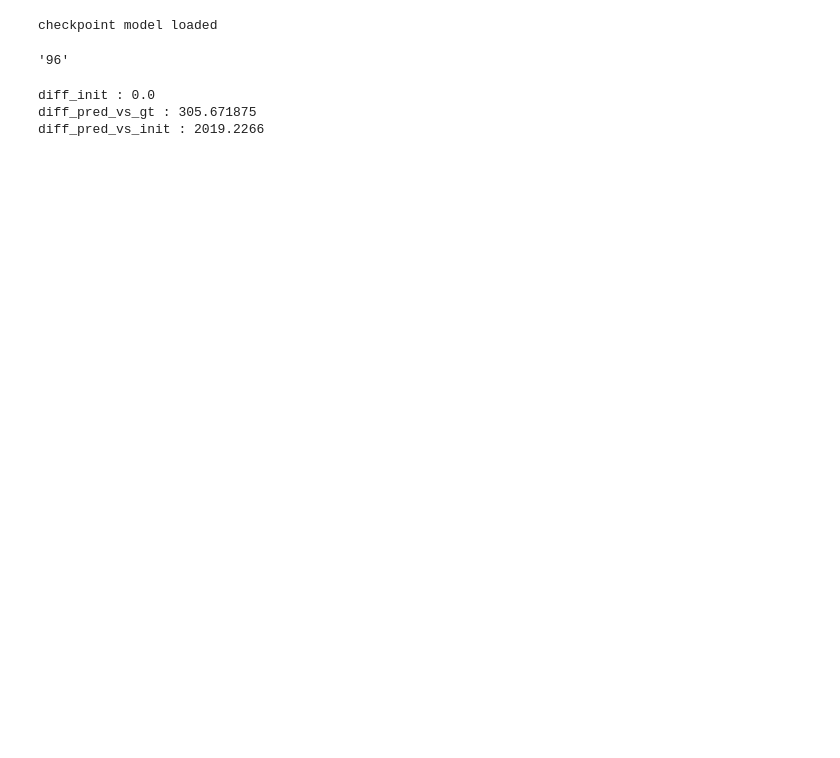
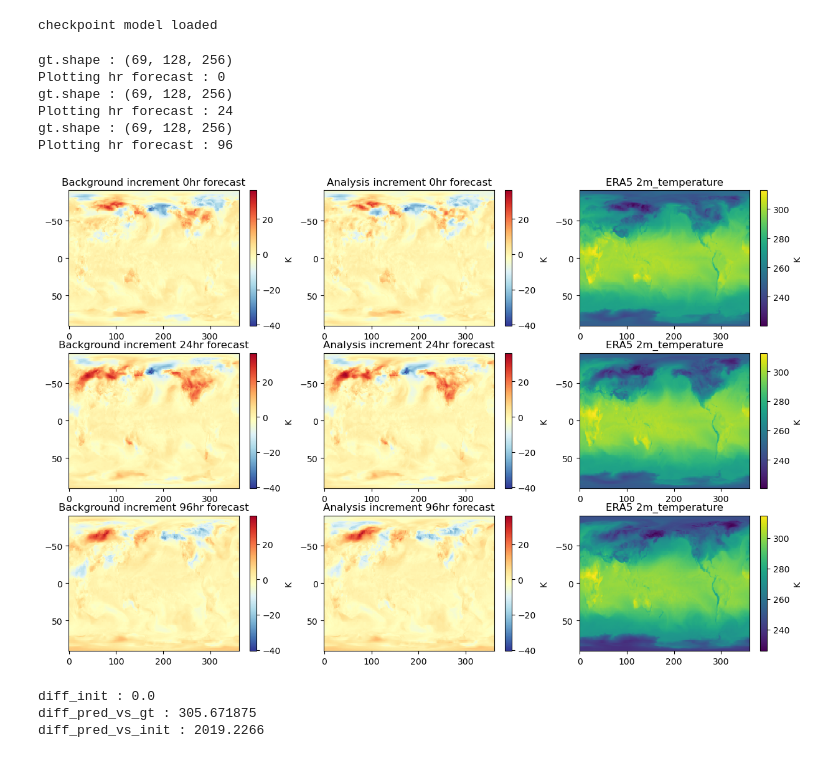
Before and after one commit to ISCLPennState/ml4DVar, a Jupyter notebook: stormer/val_stormer.ipynb, the cells around one changed output. Saved outputs shown, nothing was run; the diff lists cells and outputs as text; code cells hidden in the pictures; blank space fills up the shorter version.

Commit message:
add colors

```diff
--- a/stormer/val_stormer.ipynb
+++ b/stormer/val_stormer.ipynb
@@ -49,44 +51,66 @@ era5_dir = '/eagle/MDClimSim/tungnd/data/wb2/1.40625deg_from_full_res_1_step_6hr
 # init_forecasts_raw['0'].shape # (69,128,256)
 # max(init_forecasts_raw.keys()) # 96
 
 lon = np.linspace(0,360,256)
 lat = np.linspace(90,-90,128)
 
-fig = plt.figure(figsize=(15,10))
+fig = plt.figure(figsize=(15,13))
 axs = []
 
-hrs_to_plot = [0,24,72,96]
+hrs_to_plot = [0,24,96]
+
+inc_min = 0
+inc_max = 0
 for i,hr in enumerate(hrs_to_plot):
-    gt = h5py.File(os.path.join(era5_dir,'2017_{:0>4d}.h5'.format(2+int(hr))),'r')
-    init_fc = init_forecasts_raw[str(hr)]
-    ana_fc = analysis_forecasts_raw[str(hr)]
+    gt = read_era5(h5py.File(os.path.join(era5_dir,'2017_{:0>4d}.h5'.format(2+int(hr))),'r'),vars_stormer)
+    init_fc = init_forecasts_raw[str(hr)][:]
+    ana_fc = analysis_forecasts_raw[str(hr)][:]
     init_increment = init_fc - gt
     ana_increment = ana_fc - gt
 
-    inc_min = min(inc_min,np.min(init_increment),np.min(ana_increment))
-    inc_max = max(inc_max,np.max(init_increment),np.max(ana_increment))
+    inc_min = min(inc_min,np.min(init_increment[0]),np.min(ana_increment[0]))
+    inc_max = max(inc_max,np.max(init_increment[0]),np.max(ana_increment[0]))
 
 perts = []
 for i,hr in enumerate(hrs_to_plot):
-    gt = h5py.File(os.path.join(era5_dir,'2017_{:0>4d}.h5'.format(2+int(hr))),'r')
-    init_fc = init_forecasts_raw[str(hr)]
-    ana_fc = analysis_forecasts_raw[str(hr)]
+    gt = read_era5(h5py.File(os.path.join(era5_dir,'2017_{:0>4d}.h5'.format(2+int(hr))),'r'),vars_stormer)
+    print('gt.shape :',gt.shape)
+    init_fc = init_forecasts_raw[str(hr)][:]
+    ana_fc = analysis_forecasts_raw[str(hr)][:]
 
     print('Plotting hr forecast :',hr)
     init_increment = init_fc - gt
     ana_increment = ana_fc - gt
 
 
     str_int = '43' + str((i*3)+1)
     axs.append(fig.add_subplot(int(str_int)))
-    perts.append(axs[-1].pcolormesh(lon, lat, init_increment[0], cmap=cm.coolwarm, norm=colors.SymLogNorm(linthresh=1,vmin=inc_min,vmax=inc_max)))
+    axs[-1].invert_yaxis()
+    #perts.append(axs[-1].pcolormesh(lon, lat, init_increment[0], cmap=cm.coolwarm, norm=colors.SymLogNorm(linthresh=1,vmin=inc_min,vmax=inc_max)))
+    perts.append(axs[-1].pcolormesh(lon, lat, init_increment[0], cmap='RdYlBu_r', vmin=inc_min,vmax=inc_max))
+    plt.colorbar(perts[-1], ax = axs[-1], label='K')
+    axs[-1].set_title('Background increment {}hr forecast'.format(hr))
 
     str_int = '43' + str((i*3)+2)
     axs.append(fig.add_subplot(int(str_int)))
-    perts.append(axs[-1].pcolormesh(lon, lat, ana_increment[0], cmap=cm.coolwarm, norm=colors.SymLogNorm(linthresh=1,vmin=inc_min,vmax=inc_max)))
+    axs[-1].invert_yaxis()
+    #perts.append(axs[-1].pcolormesh(lon, lat, ana_increment[0], cmap=cm.coolwarm, norm=colors.SymLogNorm(linthresh=1,vmin=inc_min,vmax=inc_max)))
+    perts.append(axs[-1].pcolormesh(lon, lat, ana_increment[0], cmap='RdYlBu_r', vmin=inc_min,vmax=inc_max))
+    plt.colorbar(perts[-1], ax = axs[-1], label='K')
+    axs[-1].set_title('Analysis increment {}hr forecast'.format(hr))
 
     str_int = '43' + str((i*3)+3)
     axs.append(fig.add_subplot(int(str_int)))
-    perts.append(axs[-1].pcolormesh(lon, lat, gt[0], cmap='virdis'))
+    axs[-1].invert_yaxis()
+    perts.append(axs[-1].pcolormesh(lon, lat, gt[0], cmap='viridis'))
+    plt.colorbar(perts[-1], ax = axs[-1], label='K')
+    axs[-1].set_title('ERA5 2m_temperature')
+plt.savefig('/eagle/MDClimSim/mjp5595/ml4dvar/plots/stormer_val_bg_vs_init_fc.png')
 # %% [output]
-'96'
+gt.shape : (69, 128, 256)
+Plotting hr forecast : 0
+gt.shape : (69, 128, 256)
+Plotting hr forecast : 24
+gt.shape : (69, 128, 256)
+Plotting hr forecast : 96
+[figure, added]
```
Also changed, not shown: parts of 2 cells of this notebook.
